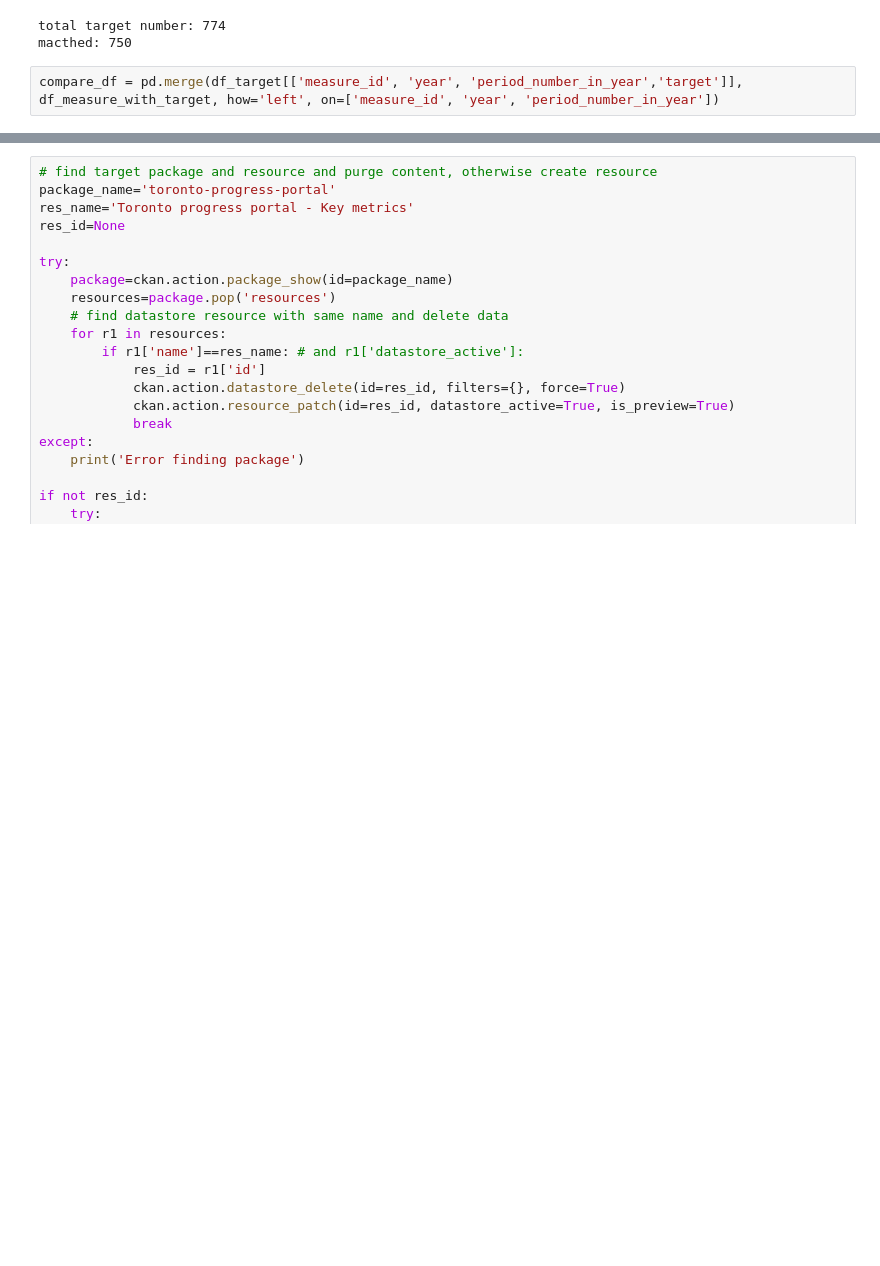
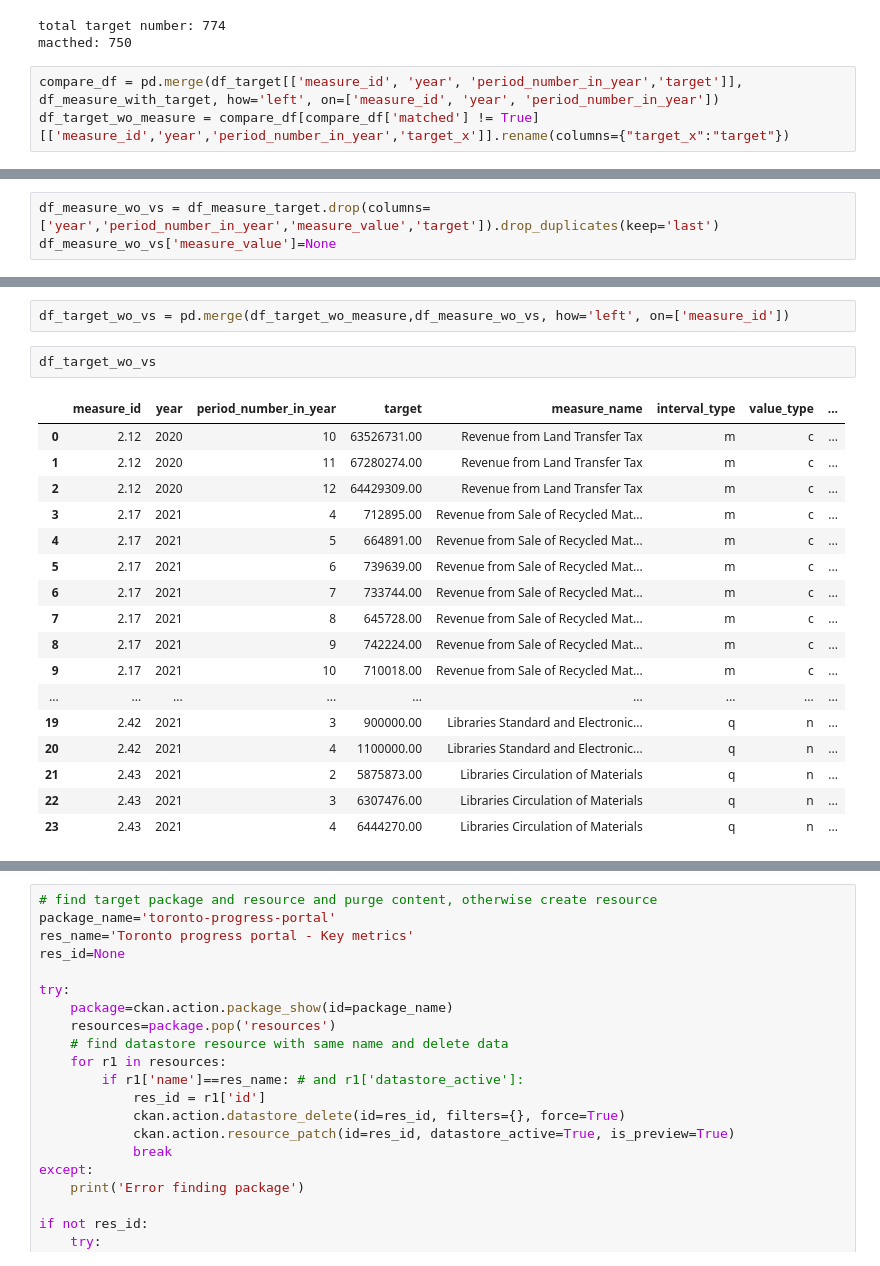
Before and after one commit to open-data-toronto/operations, a Jupyter notebook: snippets/load_progress_portal.ipynb, the cells around one changed output, grey strips where cells are left out. Drawn from its saved outputs; the diff is of its cells as text; blank space fills up the shorter version.

```diff
--- a/snippets/load_progress_portal.ipynb
+++ b/snippets/load_progress_portal.ipynb
@@ -129,3 +129,4 @@ total target number: 774
 macthed: 750
 # %%
 compare_df = pd.merge(df_target[['measure_id', 'year', 'period_number_in_year','target']], df_measure_with_target, how='left', on=['measure_id', 'year', 'period_number_in_year'])
+df_target_wo_measure = compare_df[compare_df['matched'] != True][['measure_id','year','period_number_in_year','target_x']].rename(columns={"target_x":"target"})
@@ -151,0 +153,3 @@ compare_df[compare_df['matched'] != True]
+# %%
+df_measure_wo_vs = df_measure_target.drop(columns=['year','period_number_in_year','measure_value','target']).drop_duplicates(keep='last')
+df_measure_wo_vs['measure_value']=None
@@ -151,0 +172,22 @@ compare_df[compare_df['matched'] != True]
+# %%
+df_target_wo_vs = pd.merge(df_target_wo_measure,df_measure_wo_vs, how='left', on=['measure_id'])
+# %%
+df_target_wo_vs
+# %% [output]
+|  | measure_id | year | period_number_in_year | target | measure_name | interval_type | value_type | ... |
+| 0 | 2.12 | 2020 | 10 | 63526731.00 | Revenue from Land Transfer Tax | m | c | ... |
+| 1 | 2.12 | 2020 | 11 | 67280274.00 | Revenue from Land Transfer Tax | m | c | ... |
+| 2 | 2.12 | 2020 | 12 | 64429309.00 | Revenue from Land Transfer Tax | m | c | ... |
+| 3 | 2.17 | 2021 | 4 | 712895.00 | Revenue from Sale of Recycled Mat... | m | c | ... |
+| 4 | 2.17 | 2021 | 5 | 664891.00 | Revenue from Sale of Recycled Mat... | m | c | ... |
+| 5 | 2.17 | 2021 | 6 | 739639.00 | Revenue from Sale of Recycled Mat... | m | c | ... |
+| 6 | 2.17 | 2021 | 7 | 733744.00 | Revenue from Sale of Recycled Mat... | m | c | ... |
+| 7 | 2.17 | 2021 | 8 | 645728.00 | Revenue from Sale of Recycled Mat... | m | c | ... |
+| 8 | 2.17 | 2021 | 9 | 742224.00 | Revenue from Sale of Recycled Mat... | m | c | ... |
+| 9 | 2.17 | 2021 | 10 | 710018.00 | Revenue from Sale of Recycled Mat... | m | c | ... |
+| ... | ... | ... | ... | ... | ... | ... | ... | ... |
+| 19 | 2.42 | 2021 | 3 | 900000.00 | Libraries Standard and Electronic... | q | n | ... |
+| 20 | 2.42 | 2021 | 4 | 1100000.00 | Libraries Standard and Electronic... | q | n | ... |
+| 21 | 2.43 | 2021 | 2 | 5875873.00 | Libraries Circulation of Materials | q | n | ... |
+| 22 | 2.43 | 2021 | 3 | 6307476.00 | Libraries Circulation of Materials | q | n | ... |
+| 23 | 2.43 | 2021 | 4 | 6444270.00 | Libraries Circulation of Materials | q | n | ... |
```
Also changed, not shown: parts of 12 cells of this notebook.
